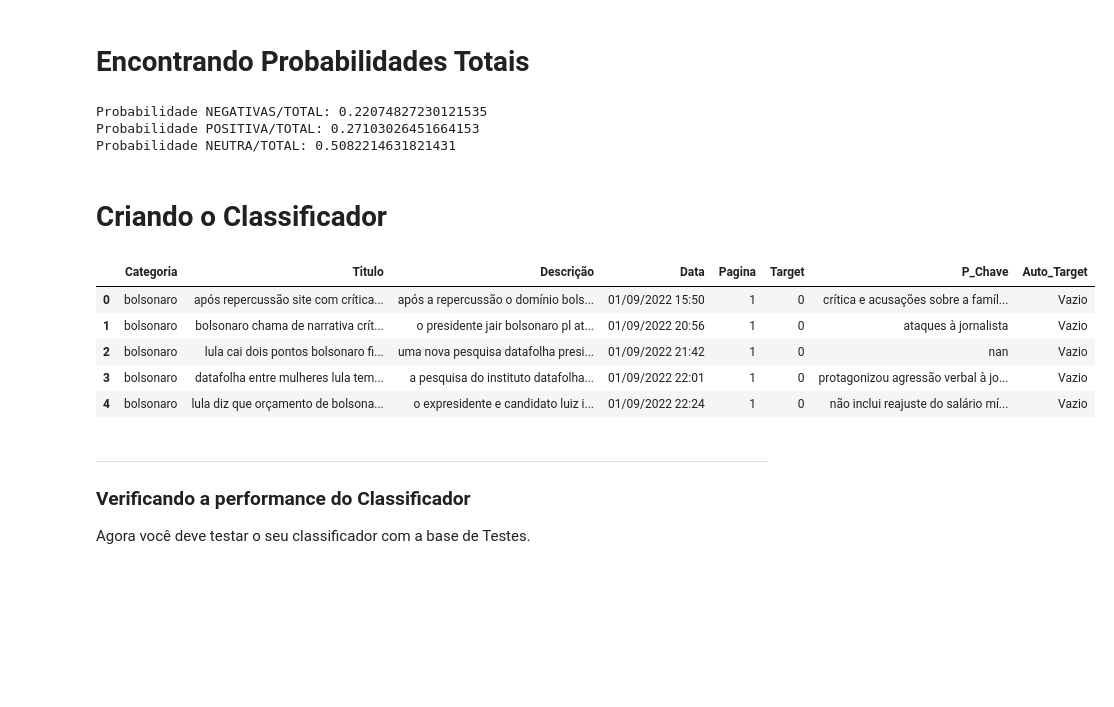
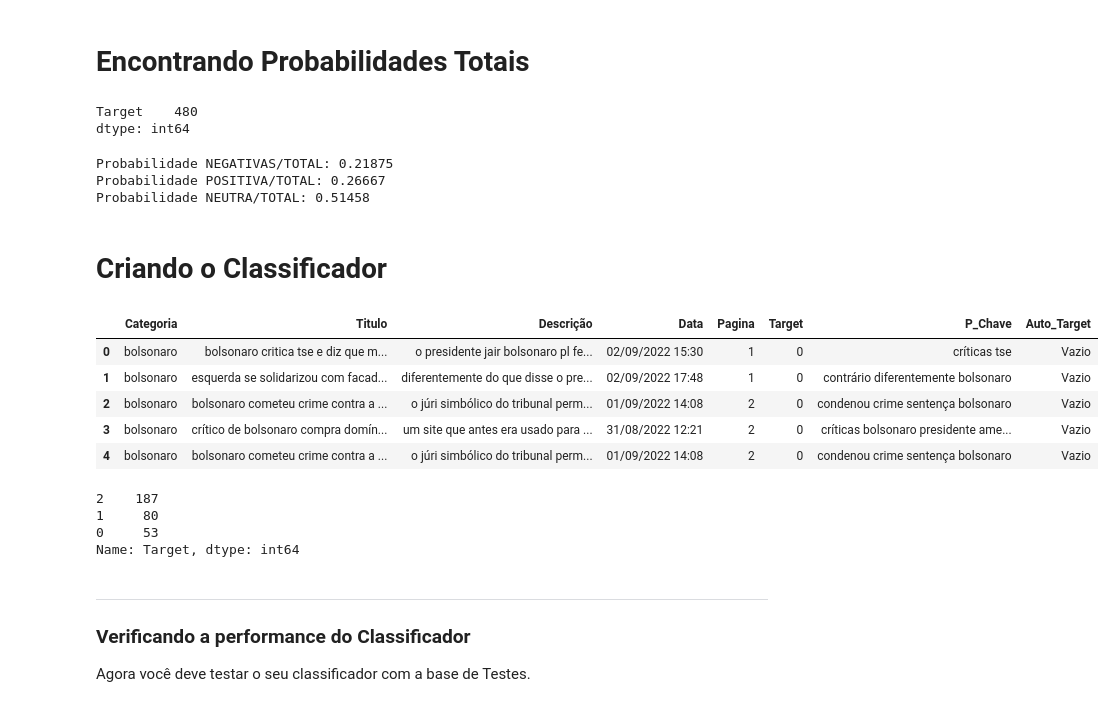
Before and after one commit to insper-classroom/22-2a-cd-p1-grupo_pedrolscf, a Jupyter notebook: notebooks/relatorio_modelo.ipynb, the cells around one changed output. Saved outputs shown, nothing was run; the diff lists cells and outputs as text; code cells hidden in the pictures; blank space fills up the shorter version.

```diff
--- a/notebooks/relatorio_modelo.ipynb
+++ b/notebooks/relatorio_modelo.ipynb
@@ -261,27 +229,56 @@ lista_total=lista_train0_quero + lista_train1_quero + lista_train2_quero
+# %%
+target_manual=train['Target'].value_counts()
+target_manual
+
+t0 = target_manual.to_frame().loc[0]
+t1 = target_manual.to_frame().loc[1]
+t2 = target_manual.to_frame().loc[2]
+
+total = t0 + t1 + t2
+print(total)
+# %% [output]
+Target    480
+dtype: int64
 # %%
-prob_0=len(lista_train0_quero)/len(lista_total)
-prob_1=len(lista_train1_quero)/len(lista_total)
-prob_2=len(lista_train2_quero)/len(lista_total)
+prob_0=t0/total
+prob_1=t1/total
+prob_2=t2/total
 
-print(f'Probabilidade NEGATIVAS/TOTAL: {prob_0}')
-print(f'Probabilidade POSITIVA/TOTAL: {prob_1}')
-print(f'Probabilidade NEUTRA/TOTAL: {prob_2}')
+print(f'Probabilidade NEGATIVAS/TOTAL: {float(prob_0):.5f}')
+print(f'Probabilidade POSITIVA/TOTAL: {float(prob_1):.5f}')
+print(f'Probabilidade NEUTRA/TOTAL: {float(prob_2):.5f}')
 # %% [output]
-Probabilidade NEGATIVAS/TOTAL: 0.22074827230121535
-Probabilidade POSITIVA/TOTAL: 0.27103026451664153
-Probabilidade NEUTRA/TOTAL: 0.5082214631821431
+Probabilidade NEGATIVAS/TOTAL: 0.21875
+Probabilidade POSITIVA/TOTAL: 0.26667
+Probabilidade NEUTRA/TOTAL: 0.51458
 # %% [markdown]
 # Criando o Classificador
+# %%
+test['P_Chave']=test['P_Chave'].astype(str)
+test['Titulo']=test['Titulo'].astype(str)
+test['Descrição']=test['Descrição'].astype(str)
+
+test['Descrição']=test['Descrição'].apply(limpador)
+test['Titulo']=test['Titulo'].apply(limpador)
+test['P_Chave']=test['P_Chave'].apply(limpador)
 # %%
-train['Auto_Target']='Vazio'
-train.head()
+test['Auto_Target']='Vazio'
+test.head()
 # %% [output]
 |  | Categoria | Titulo | Descrição | Data | Pagina | Target | P_Chave | Auto_Target |
-| 0 | bolsonaro | após repercussão site com crítica... | após a repercussão o domínio bols... | 01/09/2022 15:50 | 1 | 0 | crítica e acusações sobre a famíl... | Vazio |
-| 1 | bolsonaro | bolsonaro chama de narrativa crít... | o presidente jair bolsonaro pl at... | 01/09/2022 20:56 | 1 | 0 | ataques à jornalista | Vazio |
-| 2 | bolsonaro | lula cai dois pontos bolsonaro fi... | uma nova pesquisa datafolha presi... | 01/09/2022 21:42 | 1 | 0 | nan | Vazio |
-| 3 | bolsonaro | datafolha entre mulheres lula tem... | a pesquisa do instituto datafolha... | 01/09/2022 22:01 | 1 | 0 | protagonizou agressão verbal à jo... | Vazio |
-| 4 | bolsonaro | lula diz que orçamento de bolsona... | o expresidente e candidato luiz i... | 01/09/2022 22:24 | 1 | 0 | não inclui reajuste do salário mí... | Vazio |
+| 0 | bolsonaro | bolsonaro critica tse e diz que m... | o presidente jair bolsonaro pl fe... | 02/09/2022 15:30 | 1 | 0 | críticas tse | Vazio |
+| 1 | bolsonaro | esquerda se solidarizou com facad... | diferentemente do que disse o pre... | 02/09/2022 17:48 | 1 | 0 | contrário diferentemente bolsonaro | Vazio |
+| 2 | bolsonaro | bolsonaro cometeu crime contra a ... | o júri simbólico do tribunal perm... | 01/09/2022 14:08 | 2 | 0 | condenou crime sentença bolsonaro | Vazio |
+| 3 | bolsonaro | crítico de bolsonaro compra domín... | um site que antes era usado para ... | 31/08/2022 12:21 | 2 | 0 | críticas bolsonaro presidente ame... | Vazio |
+| 4 | bolsonaro | bolsonaro cometeu crime contra a ... | o júri simbólico do tribunal perm... | 01/09/2022 14:08 | 2 | 0 | condenou crime sentença bolsonaro | Vazio |
+# %%
+target=test['Target']
+target.value_counts()
+# %% [output]
+2    187
+1     80
+0     53
+Name: Target, dtype: int64
 # %% [markdown]
 ___
 ### Verificando a performance do Classificador
```
Also changed, not shown: parts of 19 cells of this notebook.
